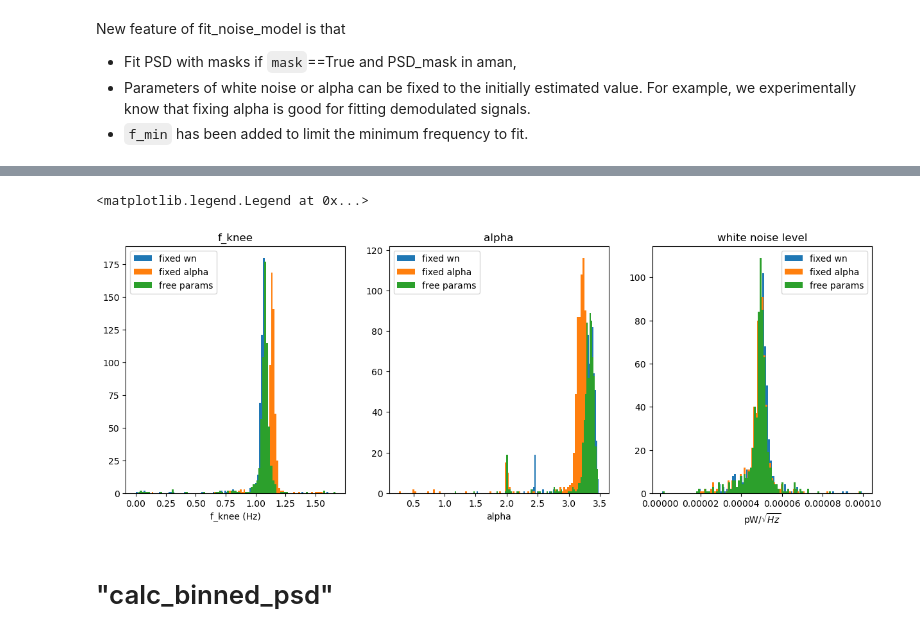
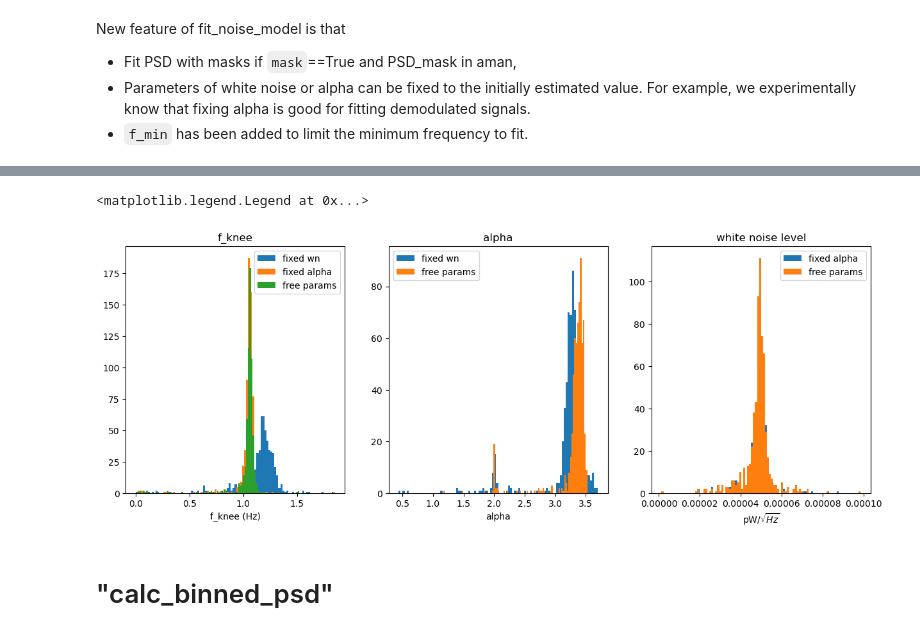
Before and after one commit to 17-sugiyama/scratch, a Jupyter notebook: 20240705_fft_ops_PR.ipynb, the cells around one changed output, grey strips where cells are left out. Drawn from its saved outputs; the diff is of its cells as text; code cells hidden in the pictures.

```diff
--- a/20240705_fft_ops_PR.ipynb
+++ b/20240705_fft_ops_PR.ipynb
@@ -98,7 +98,7 @@ noise_fit_stats_fixed_wn = fft_ops.fit_noise_model(aman,
                                           f_max=20,
                                           fwhite=(3, 20),
                                           mask=True,
-                                          fixed_parameter="wn")
+                                          fixed_parameter={"wn":2E-9})
 stop = datetime.datetime.now()
 print(stop - start)
 # %% [output]
@@ -113,7 +113,7 @@ noise_fit_stats_fixed_alpha = fft_ops.fit_noise_model(aman,
                                           f_max=20,
                                           fwhite=(3, 20),
                                           mask=True,
-                                          fixed_parameter="alpha")
+                                          fixed_parameter={"alpha":3.4})
 stop = datetime.datetime.now()
 print(stop - start)
 # %% [output]
@@ -127,8 +127,7 @@ noise_fit_stats_all_params = fft_ops.fit_noise_model(aman,
                                           f_min=0.001,
                                           f_max=20,
                                           fwhite=(3, 20),
-                                          mask=True,
-                                          fixed_parameter=None)
+                                          mask=True)
 stop = datetime.datetime.now()
 print(stop - start)
 # %% [output]
@@ -169,41 +208,34 @@ f_knee = noise_fit_stats.fit.T[0]
 ax1.hist(f_knee[((f_knee>0)&(f_knee<2))], bins=100, label="free params")
 ax1.set_xlabel('f_knee (Hz)')
 ax1.legend()
 
 ax2 = fig.add_subplot(1, 3, 2)
 ax2.set_title("alpha")
 noise_fit_stats = noise_fit_stats_fixed_wn
 alpha = noise_fit_stats.fit.T[2]
 ax2.hist(alpha[((alpha>0)&(alpha<4))], bins=100, label="fixed wn")
 
-noise_fit_stats = noise_fit_stats_fixed_alpha
-alpha = noise_fit_stats.fit.T[2]
-ax2.hist(alpha[((alpha>0)&(alpha<4))], bins=100, label="fixed alpha")
-
 noise_fit_stats = noise_fit_stats_all_params
 alpha = noise_fit_stats.fit.T[2]
 ax2.hist(alpha[((alpha>0)&(alpha<4))], bins=100, label="free params")
 ax2.set_xlabel('alpha')
 ax2.legend()
 
 ax3 = fig.add_subplot(1, 3, 3)
 ax3.set_title("white noise level")
-noise_fit_stats = noise_fit_stats_fixed_wn
-wn = noise_fit_stats.fit.T[1]
-ax3.hist(np.sqrt(wn)[np.sqrt(wn)<0.0001], bins=100, label="fixed wn")
 
 noise_fit_stats = noise_fit_stats_fixed_alpha
 wn = noise_fit_stats.fit.T[1]
 ax3.hist(np.sqrt(wn)[np.sqrt(wn)<0.0001], bins=100, label="fixed alpha")
 
 noise_fit_stats = noise_fit_stats_all_params
 wn = noise_fit_stats.fit.T[1]
 ax3.hist(np.sqrt(wn)[np.sqrt(wn)<0.0001], bins=100, label="free params")
 ax3.set_xlabel('pW/$\sqrt{Hz}$')
 ax3.legend()
 # %% [output]
 <matplotlib.legend.Legend at 0x...>
-[figure, old version]
+[figure, new version]
 # %% [markdown]
 # "calc_binned_psd"
 # %% [markdown]
```
Also changed, not shown: parts of 20 cells of this notebook.
